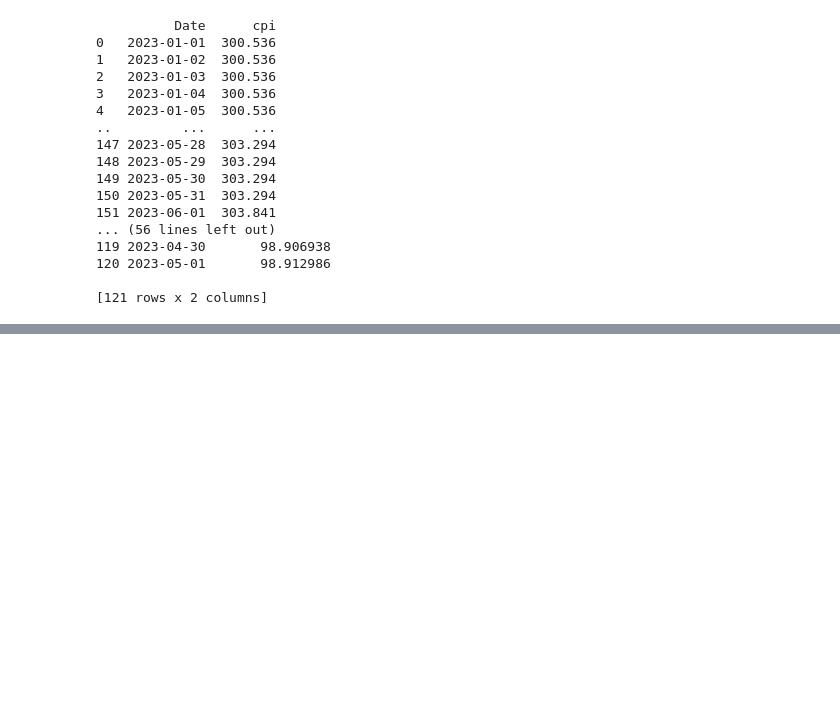
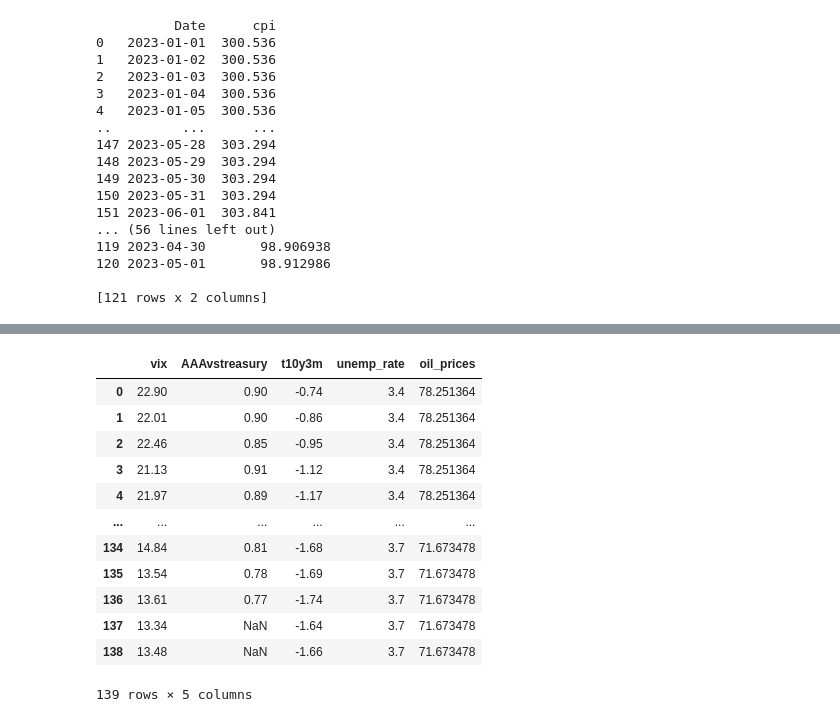
Before and after one commit to jpl12345/SPY_prediction_analysis, a Jupyter notebook: xgboost_model_validation.ipynb, the cells around one changed output, grey strips where cells are left out. Drawn from its saved outputs; the diff is of its cells as text; code cells hidden in the pictures; blank space fills up the shorter version.

```diff
--- a/xgboost_model_validation.ipynb
+++ b/xgboost_model_validation.ipynb
@@ -434,0 +471,16 @@ plt.show()
+# %%
+X
+# %% [output]
+|  | vix | AAAvstreasury | t10y3m | unemp_rate | oil_prices |
+| 0 | 22.90 | 0.90 | -0.74 | 3.4 | 78.251364 |
+| 1 | 22.01 | 0.90 | -0.86 | 3.4 | 78.251364 |
+| 2 | 22.46 | 0.85 | -0.95 | 3.4 | 78.251364 |
+| 3 | 21.13 | 0.91 | -1.12 | 3.4 | 78.251364 |
+| 4 | 21.97 | 0.89 | -1.17 | 3.4 | 78.251364 |
+| ... | ... | ... | ... | ... | ... |
+| 134 | 14.84 | 0.81 | -1.68 | 3.7 | 71.673478 |
+| 135 | 13.54 | 0.78 | -1.69 | 3.7 | 71.673478 |
+| 136 | 13.61 | 0.77 | -1.74 | 3.7 | 71.673478 |
+| 137 | 13.34 | NaN | -1.64 | 3.7 | 71.673478 |
+| 138 | 13.48 | NaN | -1.66 | 3.7 | 71.673478 |
+139 rows × 5 columns
```
Also changed, not shown: parts of 10 cells of this notebook, 8 other files.
